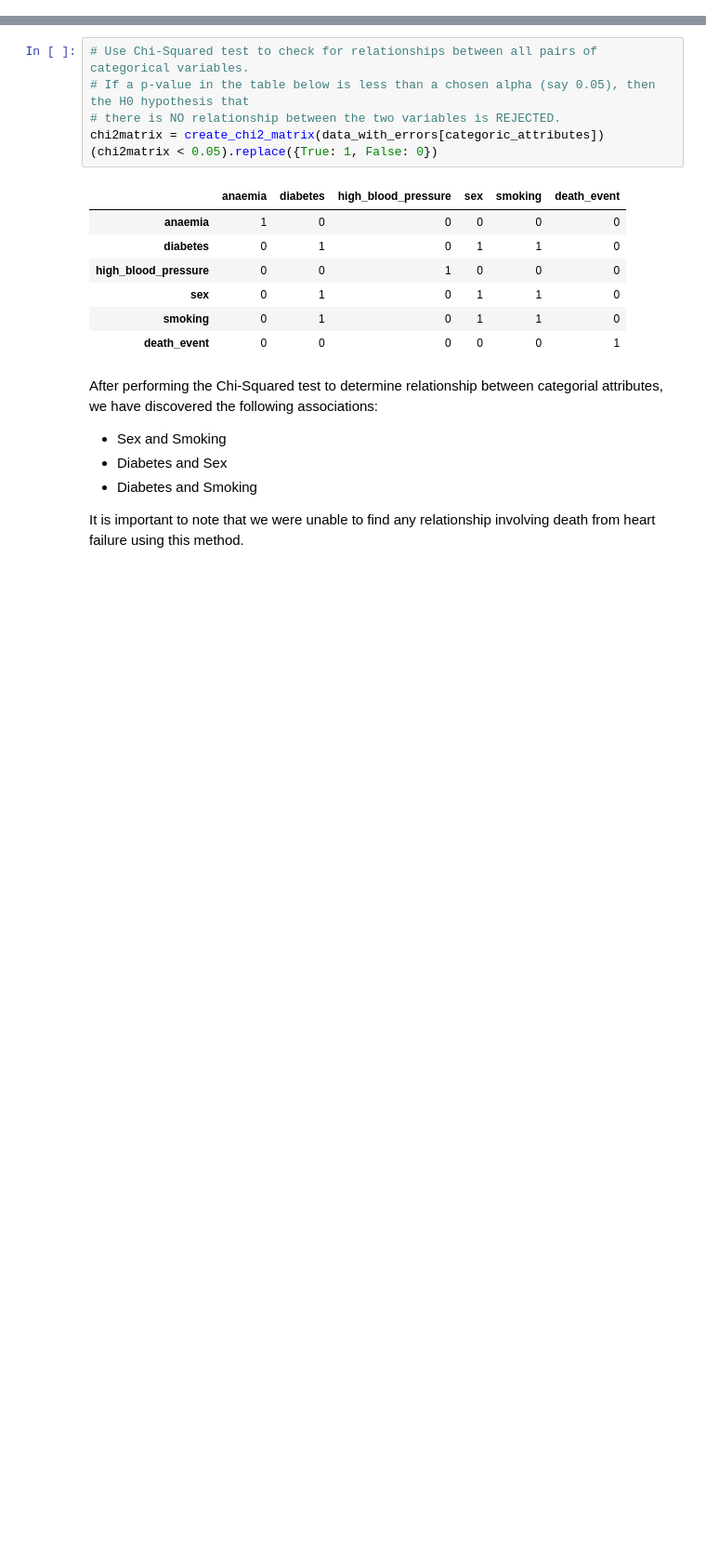
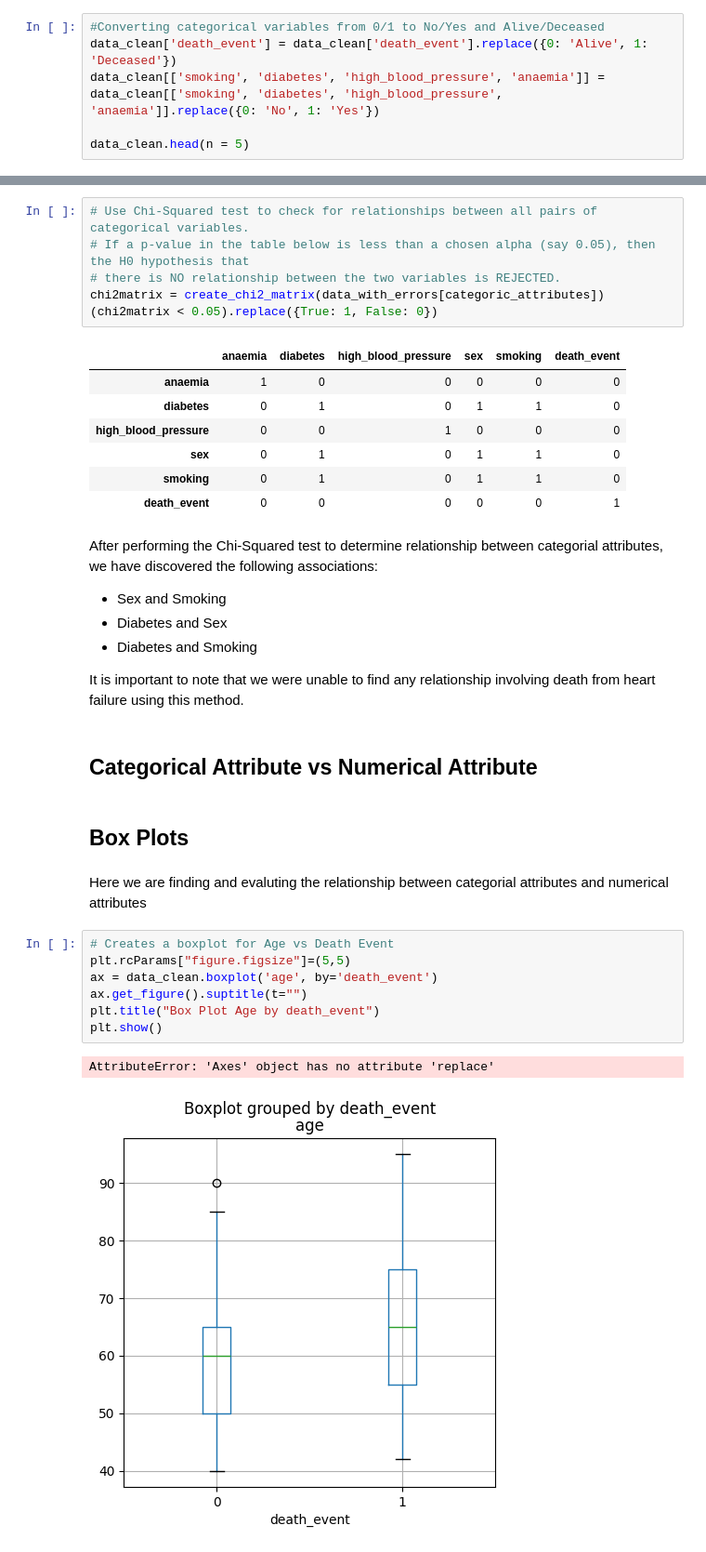
Before and after one commit to Bencp2/HeartDisease, a Jupyter notebook: HeartDiseaseAnalysis.ipynb, the cells around one changed output, grey strips where cells are left out. Shown at 93% size. Drawn from its saved outputs; the diff is of its cells as text; blank space fills up the shorter version.

Commit message:
Converted categorial values from digits to meaningful strings and began working on box plots (categorical vs numerical attributes)

```diff
--- a/HeartDiseaseAnalysis.ipynb
+++ b/HeartDiseaseAnalysis.ipynb
@@ -533,0 +548,6 @@ Record removed
+# %%
+#Converting categorical variables from 0/1 to No/Yes and Alive/Deceased
+data_clean['death_event'] = data_clean['death_event'].replace({0: 'Alive', 1: 'Deceased'})
+data_clean[['smoking', 'diabetes', 'high_blood_pressure', 'anaemia']] = data_clean[['smoking', 'diabetes', 'high_blood_pressure', 'anaemia']].replace({0: 'No', 1: 'Yes'})
+
+data_clean.head(n = 5)
@@ -607,3 +634,19 @@ After performing the Chi-Squared test to determine relationship between categori
 - Diabetes and Smoking
 
 It is important to note that we were unable to find any relationship involving death from heart failure using this method.
+# %% [markdown]
+## Categorical Attribute vs Numerical Attribute
+# %% [markdown]
+## Box Plots
+# %% [markdown]
+Here we are finding and evaluting the relationship between categorial attributes and numerical attributes
+# %%
+# Creates a boxplot for Age vs Death Event
+plt.rcParams["figure.figsize"]=(5,5)
+ax = data_clean.boxplot('age', by='death_event')
+ax.get_figure().suptitle(t="")
+plt.title("Box Plot Age by death_event")
+plt.show()
+# %% [output]
+AttributeError: 'Axes' object has no attribute 'replace'
+[figure, added]
```
Also changed, not shown: parts of 2 cells of this notebook.
